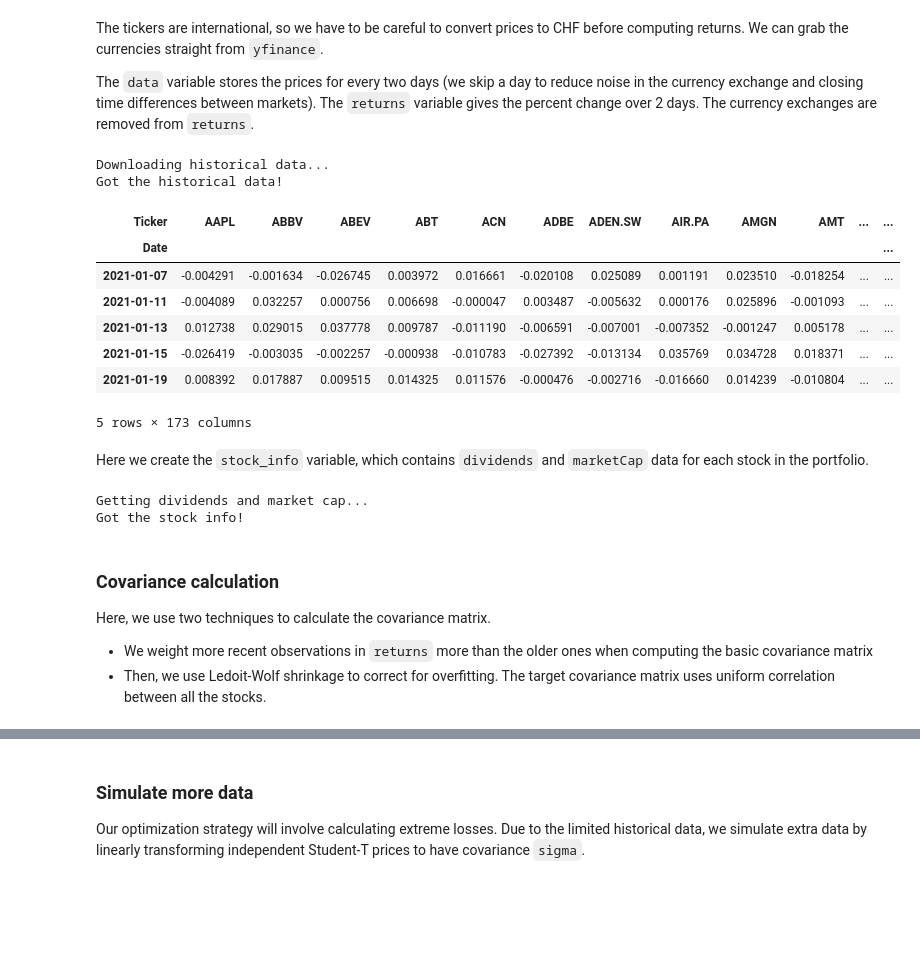
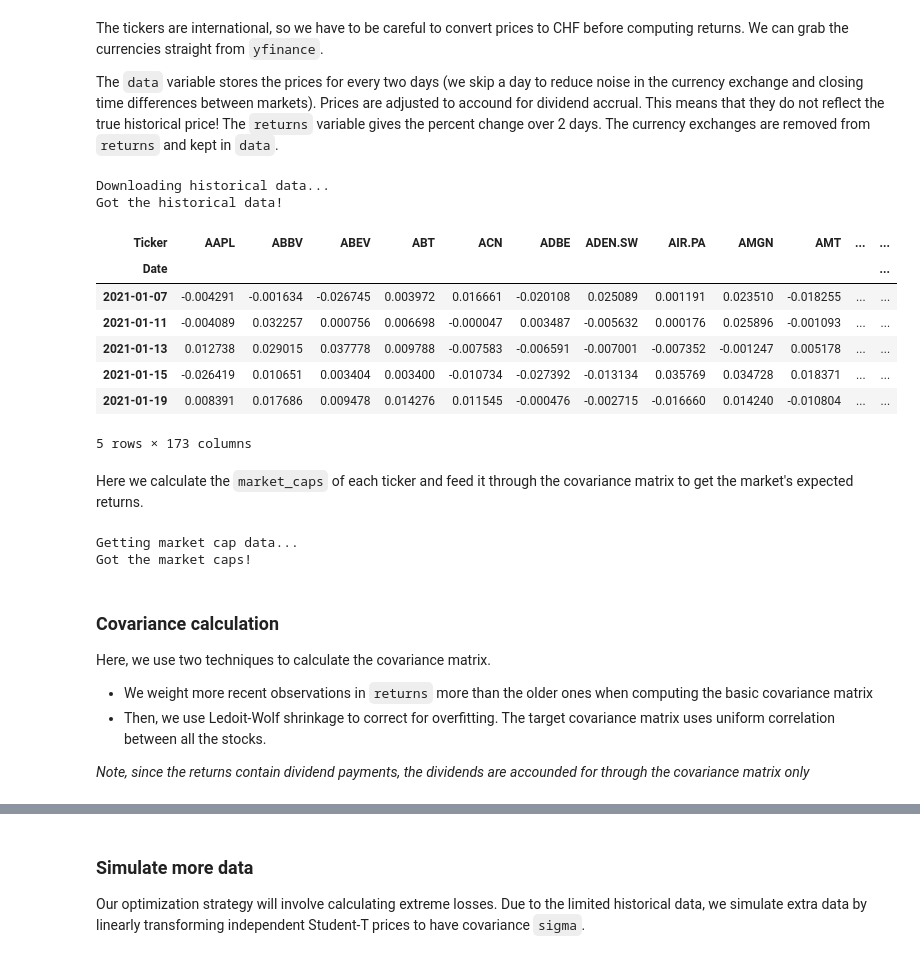
Before and after one commit to RyanCotsakis/CVaR-portfolio, a Jupyter notebook: portfolio_builder.ipynb, the cells around one changed output, grey strips where cells are left out. Saved outputs shown, nothing was run; the diff lists cells and outputs as text; code cells hidden in the pictures; blank space fills up the shorter version.

```diff
--- a/portfolio_builder.ipynb
+++ b/portfolio_builder.ipynb
@@ -36,7 +36,7 @@ ticker_currencies = {}
 scraped = {} # save the info for later in a dictionary to avoid asking yf again
 for ticker in tickers:
     stock = yf.Ticker(ticker)
-    scraped[ticker] = stock.info
+    scraped[ticker] = stock
     currency = stock.info.get("currency", None)  # Retrieve currency info
     ticker_currencies[ticker] = currency.upper()
 
@@ -46,46 +46,56 @@ currency_tickers = ["CHF" + currency + "=X" for currency in currency_set]
 # %% [markdown]
 The tickers are international, so we have to be careful to convert prices to CHF before computing returns. We can grab the currencies straight from `yfinance`.
 
-The `data` variable stores the prices for every two days (we skip a day to reduce noise in the currency exchange and closing time differences between markets). The `returns` variable gives the percent change over 2 days. The currency exchanges are removed from `returns`.
+The `data` variable stores the prices for every two days (we skip a day to reduce noise in the currency exchange and closing time differences between markets). Prices are adjusted to accound for dividend accrual. This means that they do not reflect the true historical price! The `returns` variable gives the percent change over 2 days. The currency exchanges are removed from `returns` and kept in `data`.
 # %%
 print("Downloading historical data...")
 n_years = 5
 end_date = datetime.datetime.today()
-start_date = end_date - datetime.timedelta(days=n_years*365)
+start_date = end_date - datetime.timedelta(days=n_years * 365)
+
+# Download data for tickers and currency_tickers
 data = yf.download(tickers + currency_tickers, start=start_date, end=end_date, interval="1d", progress=False)
 data = data["Close"].dropna(how="all").ffill().dropna()
-data = data.iloc[::-2].iloc[::-1]
+
+# Convert index to string format (YYYY-MM-DD)
+data.index = pd.to_datetime(data.index).strftime("%Y-%m-%d")
+
 for ticker in tickers:
+    # Exchange currency if necessary
     currency = ticker_currencies[ticker]
+
+    # Get dividends
+    dividends = scraped[ticker].history(period="5y")["Dividends"]
+    dividends.index = pd.to_datetime(dividends.index).strftime("%Y-%m-%d")
+    dividends = dividends.reindex(data.index, fill_value=0)
+    if currency == "GBP":
+        dividends /= 100 # weird way to record in Britain
+
+    data[ticker] += dividends.cumsum()
+
     if currency != "CHF":
         data[ticker] /= data["CHF" + currency + "=X"].values
+
+data = data.iloc[::-2].iloc[::-1]
 returns = np.log(data.drop(currency_tickers, axis=1)).diff().dropna()
 print("Got the historical data!")
 returns.head()
 # %% [output]
 Downloading historical data...
 Got the historical data!
 | Ticker | AAPL | ABBV | ABEV | ABT | ACN | ADBE | ADEN.SW | AIR.PA | AMGN | AMT | ... | ... |
 | Date |  |  |  |  |  |  |  |  |  |  |  | ... |
-| 2021-01-07 | -0.004291 | -0.001634 | -0.026745 | 0.003972 | 0.016661 | -0.020108 | 0.025089 | 0.001191 | 0.023510 | -0.018254 | ... | ... |
+| 2021-01-07 | -0.004291 | -0.001634 | -0.026745 | 0.003972 | 0.016661 | -0.020108 | 0.025089 | 0.001191 | 0.023510 | -0.018255 | ... | ... |
 | 2021-01-11 | -0.004089 | 0.032257 | 0.000756 | 0.006698 | -0.000047 | 0.003487 | -0.005632 | 0.000176 | 0.025896 | -0.001093 | ... | ... |
-| 2021-01-13 | 0.012738 | 0.029015 | 0.037778 | 0.009787 | -0.011190 | -0.006591 | -0.007001 | -0.007352 | -0.001247 | 0.005178 | ... | ... |
-| 2021-01-15 | -0.026419 | -0.003035 | -0.002257 | -0.000938 | -0.010783 | -0.027392 | -0.013134 | 0.035769 | 0.034728 | 0.018371 | ... | ... |
-| 2021-01-19 | 0.008392 | 0.017887 | 0.009515 | 0.014325 | 0.011576 | -0.000476 | -0.002716 | -0.016660 | 0.014239 | -0.010804 | ... | ... |
+| 2021-01-13 | 0.012738 | 0.029015 | 0.037778 | 0.009788 | -0.007583 | -0.006591 | -0.007001 | -0.007352 | -0.001247 | 0.005178 | ... | ... |
+| 2021-01-15 | -0.026419 | 0.010651 | 0.003404 | 0.003400 | -0.010734 | -0.027392 | -0.013134 | 0.035769 | 0.034728 | 0.018371 | ... | ... |
+| 2021-01-19 | 0.008391 | 0.017686 | 0.009478 | 0.014276 | 0.011545 | -0.000476 | -0.002715 | -0.016660 | 0.014240 | -0.010804 | ... | ... |
 5 rows × 173 columns
-# %% [markdown]
-Here we create the `stock_info` variable, which contains `dividends` and `marketCap` data for each stock in the portfolio.
+# %% [markdown]
+Here we calculate the `market_caps` of each ticker and feed it through the covariance matrix to get the market's expected returns.
 # %%
-def get_stock_info(ticker):
-    stock_info = {"dividends" : 0}
-    ticker_info = scraped[ticker]
-
-    # get dividends
-    dividend_keys = ("yield", "dividendYield")
-    for key in dividend_keys:
-        if key in ticker_info.keys():
-            stock_info["dividends"] = ticker_info[key]
-            break
+def get_market_cap(ticker):
+    ticker_info = scraped[ticker].info
 
     # get marketCap
     currency = ticker_currencies[ticker]
@@ -96,23 +106,22 @@ def get_stock_info(ticker):
     cap_keys = ("marketCap", "totalAssets")
     for key in cap_keys:
         if key in ticker_info.keys():
-            stock_info["marketCap"] = ticker_info[key] / conversion
-            break
-    if "marketCap" not in stock_info.keys():
-        stock_info["marketCap"] = None
+            return ticker_info[key] / conversion
 
-    return stock_info
+    return None
 
-print("Getting dividends and market cap...")
-stock_info = pd.DataFrame([get_stock_info(ticker) for ticker in tickers], index=tickers)
-print("Got the stock info!")
+print("Getting market cap data...")
+market_caps = pd.Series([get_market_cap(ticker) for ticker in tickers], index=tickers)
+print("Got the market caps!")
 # %% [output]
-Getting dividends and market cap...
-Got the stock info!
+Getting market cap data...
+Got the market caps!
 # %% [markdown]
 ### Covariance calculation
 
 Here, we use two techniques to calculate the covariance matrix.
 - We weight more recent observations in `returns` more than the older ones when computing the basic covariance matrix
 - Then, we use Ledoit-Wolf shrinkage to correct for overfitting. The target covariance matrix uses uniform correlation between all the stocks.
+
+*Note, since the returns contain dividend payments, the dividends are accounded for through the covariance matrix only*
 # %%
```
Also changed, not shown: parts of 9 cells of this notebook.
